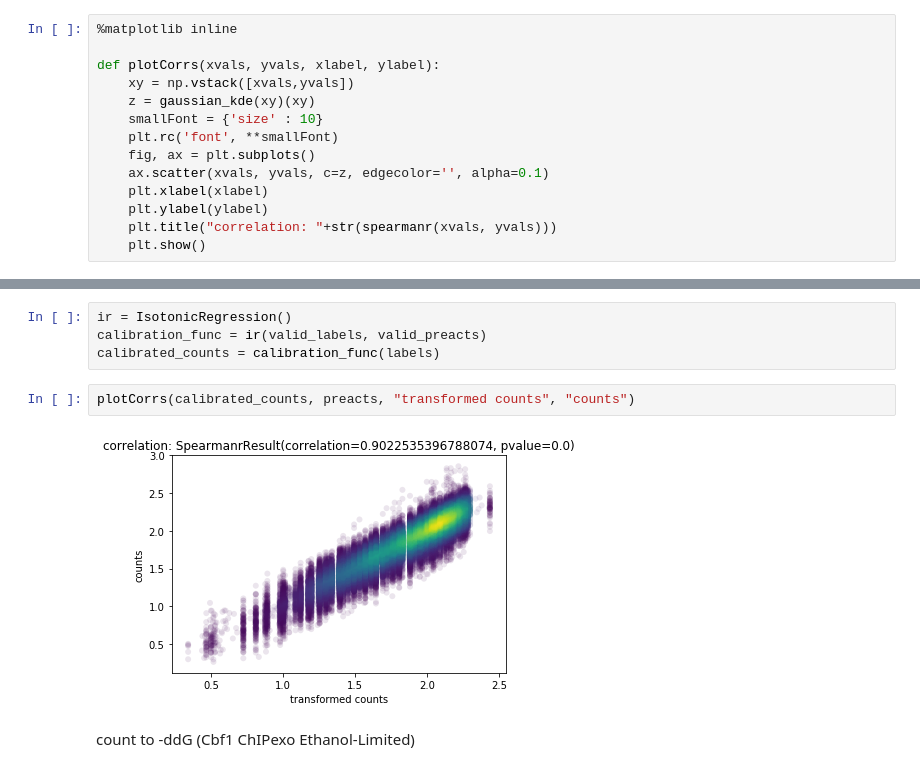
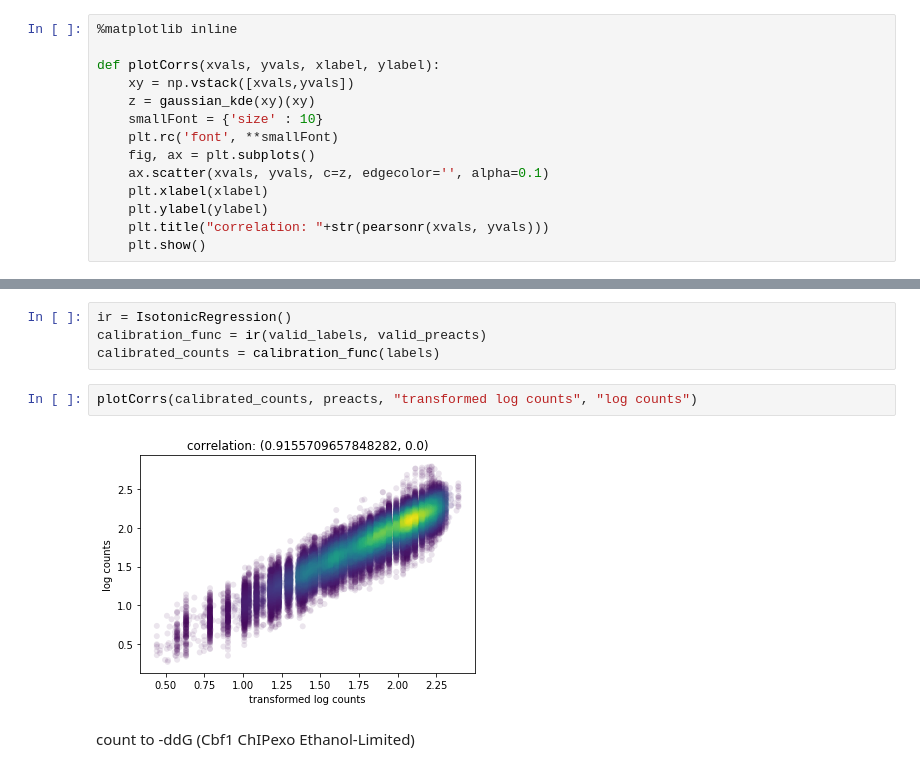
Before and after one commit to kundajelab/pho4, a Jupyter notebook: isotonic_regression.ipynb, the cells around one changed output, grey strips where cells are left out. Saved outputs shown, nothing was run; the diff lists cells and outputs as text.

Commit message:
changed to all to pearson and used same sample size

```diff
--- a/isotonic_regression.ipynb
+++ b/isotonic_regression.ipynb
@@ -117,7 +117,7 @@ def plotCorrs(xvals, yvals, xlabel, ylabel):
     ax.scatter(xvals, yvals, c=z, edgecolor='', alpha=0.1)
     plt.xlabel(xlabel)
     plt.ylabel(ylabel)
-    plt.title("correlation: "+str(spearmanr(xvals, yvals)))
+    plt.title("correlation: "+str(pearsonr(xvals, yvals)))
     plt.show()
 # %% [markdown]
 count to -ddG  (Pho4 PBexo)
@@ -152,9 +152,9 @@ ir = IsotonicRegression()
 calibration_func = ir(valid_labels, valid_preacts)
 calibrated_counts = calibration_func(labels)
 # %%
-plotCorrs(calibrated_counts, preacts, "transformed counts", "counts")
+plotCorrs(calibrated_counts, preacts, "transformed log counts", "log counts")
 # %% [output]
-[figure, old version]
+[figure, new version]
 # %% [markdown]
 count to -ddG  (Cbf1 ChIPexo Ethanol-Limited)
 # %%
```
Also changed, not shown: parts of 9 cells of this notebook, 1 other file.
